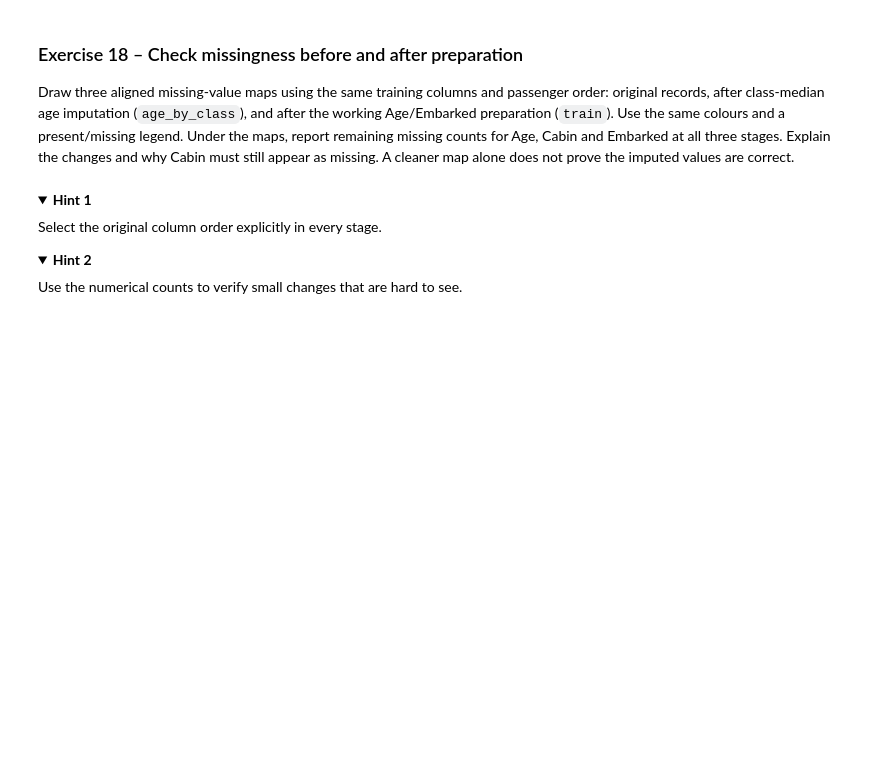
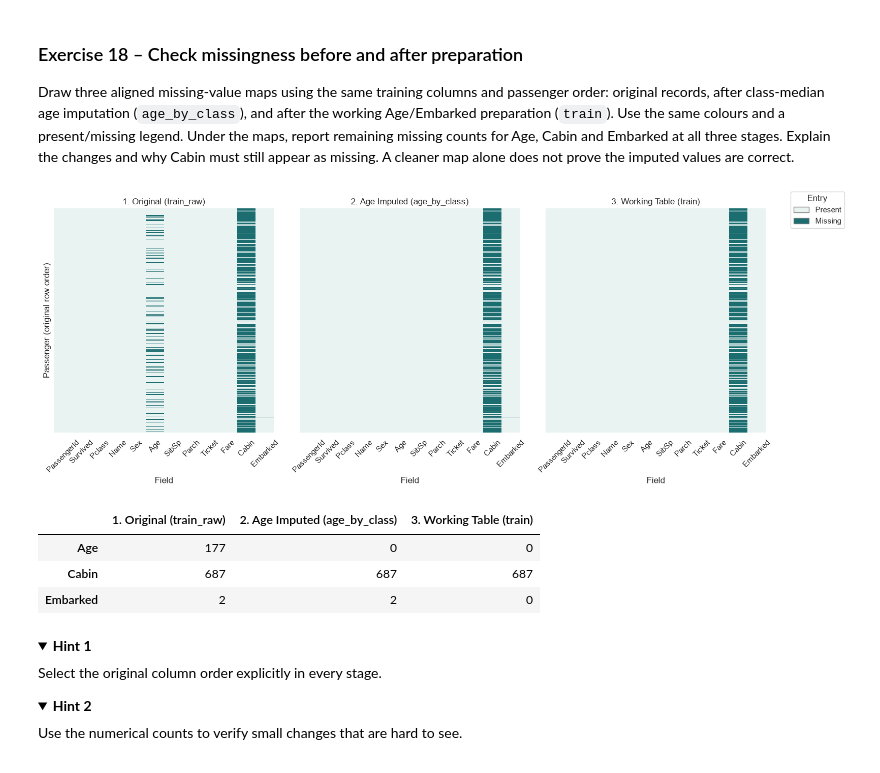
Before and after one commit to OrangeBoop/Lab02, a Jupyter notebook: Lab4/Lab4-Persky Idan 215548512 , Golan Amir 216264333.ipynb, the cells around one changed output. Saved outputs shown, nothing was run; the diff lists cells and outputs as text; code cells hidden in the pictures; folded sections open; blank space fills up the shorter version.

```diff
--- a/Lab4/Lab4-Persky Idan 215548512 , Golan Amir 216264333.ipynb
+++ b/Lab4/Lab4-Persky Idan 215548512 , Golan Amir 216264333.ipynb
@@ -1072,4 +1122,21 @@ Create `preparation_log` describing what changed, how many values changed, and
 one limitation for each operation. Confirm known ages were not overwritten.
 This is our working choice for the lab, not a claim that it is universally best.
 # %%
-# Write your code here
+train = age_by_class.copy()
+train["Embarked"] = train["Embarked"].fillna(train["Embarked"].mode()[0])
+
+preparation_log = pd.DataFrame({
+    "columns": ["Age", "Embarked", "Cabin"],
+    "changed": [
+        train_raw["Age"].isna().sum() - train["Age"].isna().sum(),
+        train_raw["Embarked"].isna().sum() - train["Embarked"].isna().sum(),
+        train_raw["Cabin"].isna().sum() - train["Cabin"].isna().sum()
+    ],
+    "method": ["Training class median", "Training mode", "Retained raw"],
+    "limitation": ["Reduces within-class variation", "The true ports remain unknown", "Missing cabin records remain missing"]
+})
+display(preparation_log)
+
+# Confirm known ages were not overwritten
+known_mask = train_raw["Age"].notna()
+print("Known ages preserved:", (train.loc[known_mask, "Age"] == train_raw.loc[known_mask, "Age"]).all())
@@ -1090,7 +1163,53 @@ missing counts for Age, Cabin and Embarked at all three stages. Explain the
 changes and why Cabin must still appear as missing. A cleaner map alone does not
 prove the imputed values are correct.
 # %%
-# Write your code here
+# Original 12 training columns
+cols = ['PassengerId', 'Survived', 'Pclass', 'Name', 'Sex', 'Age', 'SibSp', 'Parch', 'Ticket', 'Fare', 'Cabin', 'Embarked']
+stages = {
+    '1. Original (train_raw)': train_raw[cols],
+    '2. Age Imputed (age_by_class)': age_by_class[cols],
+    '3. Working Table (train)': train[cols]
+}
+
+# Draw the 3 aligned missing value maps
+fig, axes = plt.subplots(1, 3, figsize=(16, 6), sharey=True)
+
+for ax, (title, frame) in zip(axes, stages.items()):
+    mask = frame.isna().astype(int)
+    sns.heatmap(
+        mask, ax=ax, cmap=missing_palette, vmin=0, vmax=1,
+        cbar=False, yticklabels=False
+    )
+    ax.set_title(title)
+    ax.set_xlabel('Field')
+    ax.tick_params(axis='x', rotation=45)
+
+axes[0].set_ylabel('Passenger (original row order)')
+
+legend_handles = [
+    Patch(facecolor=missing_palette[0], edgecolor='grey', label='Present'),
+    Patch(facecolor=missing_palette[1], edgecolor='grey', label='Missing'),
+]
+fig.legend(handles=legend_handles, loc='upper right', title='Entry')
+plt.tight_layout(rect=[0, 0, 0.92, 1])
+plt.show()
+
+# Report remaining missing counts for Age, Cabin, and Embarked at all 3 stages
+missing_stages = pd.DataFrame({
+    name: frame[['Age', 'Cabin', 'Embarked']].isna().sum()
+    for name, frame in stages.items()
+})
+display(missing_stages)
+
+# Explanation:
+# After stage 2, Age missingness drops from 177 to 0; after stage 3, Embarked missingness drops from 2 to 0 (hard to spot visually on 891 rows, but confirmed by the table).
+# Cabin must still appear as missing (687 rows) because we retained raw Cabin entries rather than inventing fake cabin numbers.
+# %% [output]
+[figure, added]
+|  | 1. Original (train_raw) | 2. Age Imputed (age_by_class) | 3. Working Table (train) |
+| Age | 177 | 0 | 0 |
+| Cabin | 687 | 687 | 687 |
+| Embarked | 2 | 2 | 0 |
 # %% [markdown]
 <details><summary><b>Hint 1</b></summary>
 
```
Also changed, not shown: parts of 6 cells of this notebook.
